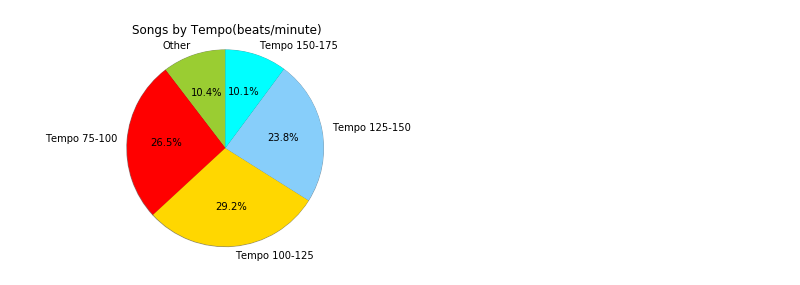
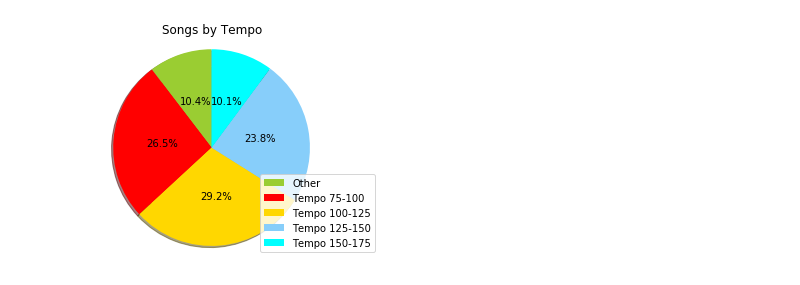
Before and after one commit to Erink8/Project1, a Jupyter notebook: track data - binned.ipynb, the cells around one changed output. Cells and saved outputs as stored; diff of their text form; code cells hidden in the pictures.

Commit message:
update tempo pie chart & created energy pie chart

```diff
--- a/track data - binned.ipynb
+++ b/track data - binned.ipynb
@@ -281,18 +281,20 @@ dtype: float64
 # %%
 #pie chart
 #other includes "Tempo<=25 @ .265781%", "Tempo 25-50 @.207641%",
 #"Tempo 50-75 @5.456811%", "Tempo 175-200 @3.887043", Tempo 200-225 @.564784%", "Tempo 225-250 @.008306%"
 
 labels = ["Other", "Tempo 75-100", "Tempo 100-125", "Tempo 125-150", "Tempo 150-175"]
 sizes = [10.390366, 26.478405, 29.186047, 23.795681, 10.149502]
 colors = ['yellowgreen', 'red', 'gold', 'lightskyblue',
           'cyan','lightcoral','blue','pink', 'darkgreen',
           'yellow']
 fig1, ax1 = plt.subplots()
-ax1.pie(sizes, labels=labels, colors=colors, autopct='%1.1f%%', startangle=90, shadow=True, radius=10)
+ax1.pie(sizes, colors=colors, shadow=True, startangle=90, radius=1.2)
+patches, texts, auto = ax1.pie(sizes, colors=colors, shadow=True, startangle=90, autopct='%1.1f%%' )
 ax1.axis('equal')
-plt.title("Songs by Tempo(beats/minute)")
+plt.title("Songs by Tempo")
+plt.legend(patches, labels, loc="lower right")
 plt.savefig("Images/tempo-pie.png")
 plt.show()
 # %% [output]
-[figure, old version]
+[figure, new version]
```
Also changed, not shown: 6 other files.
